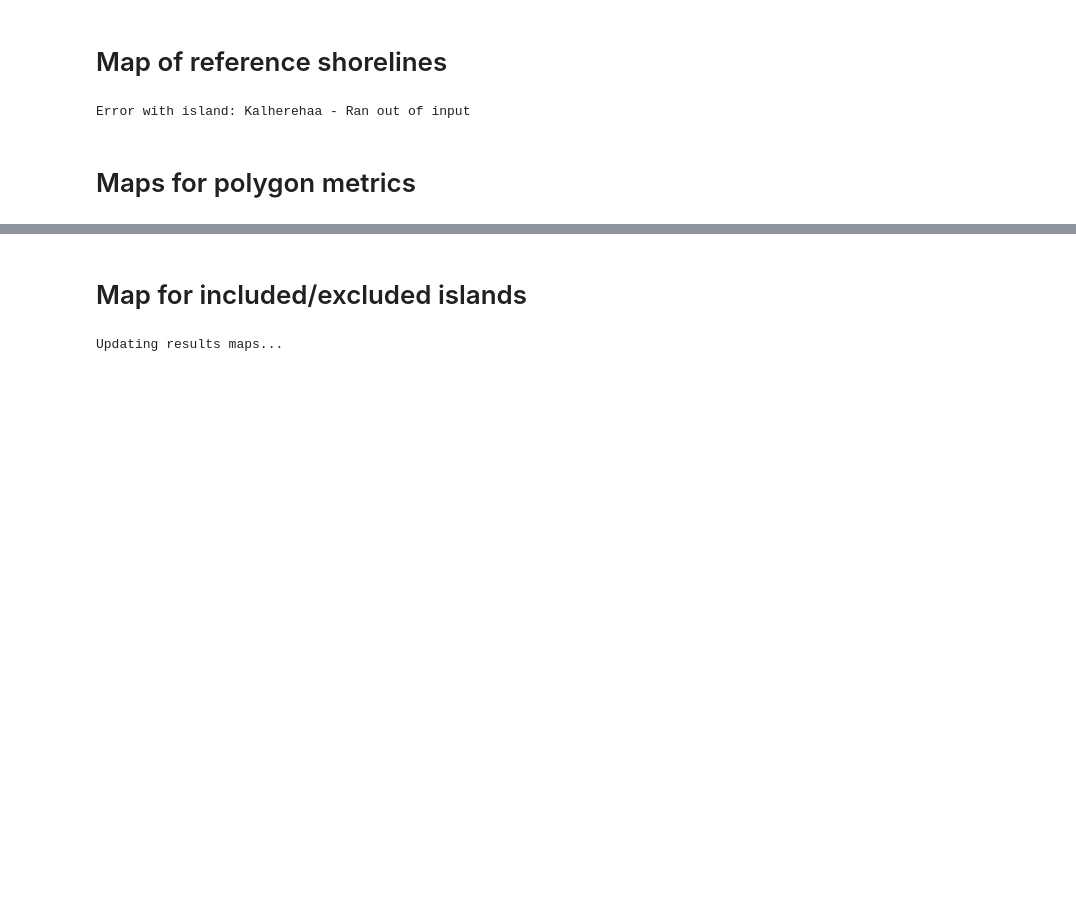
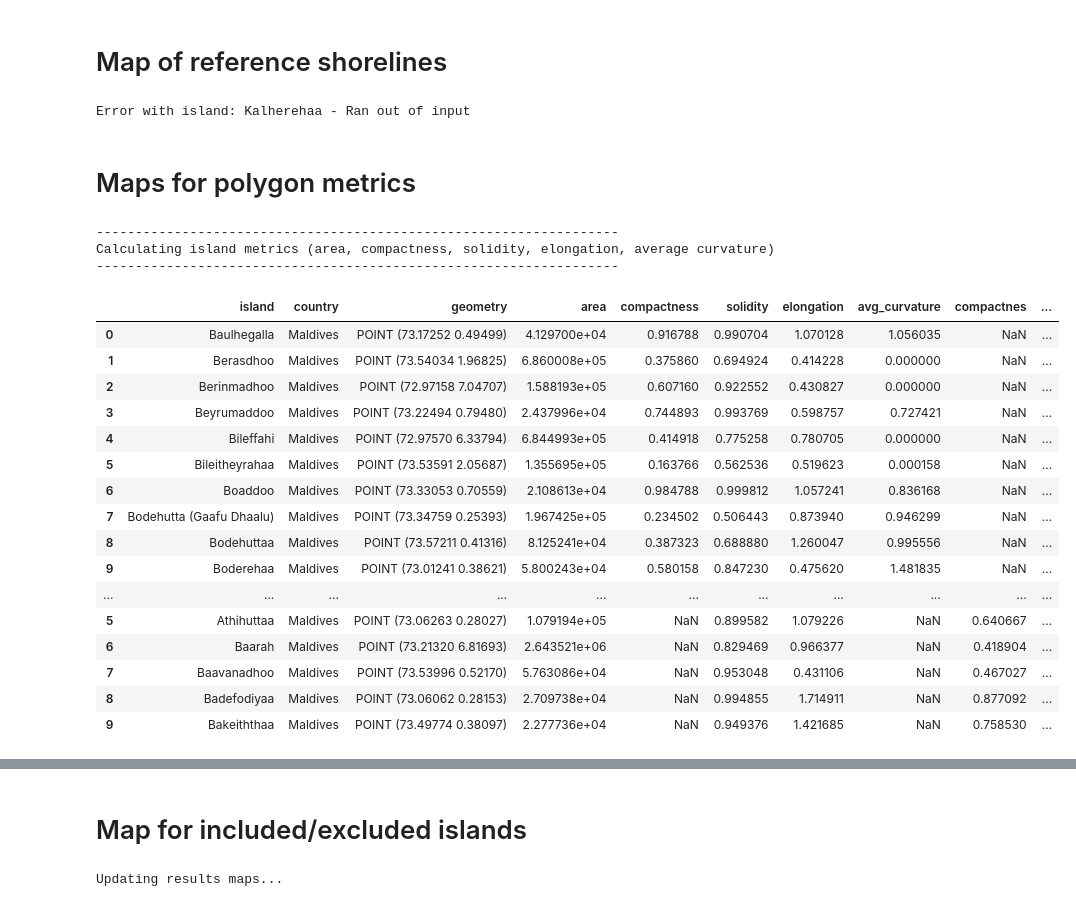
Before and after one commit to human-myriapoda/IslandTime, a Jupyter notebook: yet_another_file_copy.ipynb, the cells around one changed output, grey strips where cells are left out. Drawn from its saved outputs; the diff is of its cells as text; code cells hidden in the pictures; blank space fills up the shorter version.

Commit message:
complete IslandTimeMetrics

```diff
--- a/yet_another_file_copy.ipynb
+++ b/yet_another_file_copy.ipynb
@@ -1692,3 +1697,33 @@ gdf.to_file('shp//islands_reference_shoreline.shp')
 Error with island: Kalherehaa - Ran out of input
 # %% [markdown]
 # Maps for polygon metrics
+# %%
+from IslandTime import Features, retrieve_island_info
+
+ii = Features(gdf_all_islands=True, overwrite=True).main()
+
+# ii = retrieve_island_info('Aakiraahuttaa', 'Maldives', verbose=True)
+# %% [output]
+-------------------------------------------------------------------
+Calculating island metrics (area, compactness, solidity, elongation, average curvature)
+-------------------------------------------------------------------
+# %%
+ii
+# %% [output]
+|  | island | country | geometry | area | compactness | solidity | elongation | avg_curvature | compactnes | ... |
+| 0 | Baulhegalla | Maldives | POINT (73.17252 0.49499) | 4.129700e+04 | 0.916788 | 0.990704 | 1.070128 | 1.056035 | NaN | ... |
+| 1 | Berasdhoo | Maldives | POINT (73.54034 1.96825) | 6.860008e+05 | 0.375860 | 0.694924 | 0.414228 | 0.000000 | NaN | ... |
+| 2 | Berinmadhoo | Maldives | POINT (72.97158 7.04707) | 1.588193e+05 | 0.607160 | 0.922552 | 0.430827 | 0.000000 | NaN | ... |
+| 3 | Beyrumaddoo | Maldives | POINT (73.22494 0.79480) | 2.437996e+04 | 0.744893 | 0.993769 | 0.598757 | 0.727421 | NaN | ... |
+| 4 | Bileffahi | Maldives | POINT (72.97570 6.33794) | 6.844993e+05 | 0.414918 | 0.775258 | 0.780705 | 0.000000 | NaN | ... |
+| 5 | Bileitheyrahaa | Maldives | POINT (73.53591 2.05687) | 1.355695e+05 | 0.163766 | 0.562536 | 0.519623 | 0.000158 | NaN | ... |
+| 6 | Boaddoo | Maldives | POINT (73.33053 0.70559) | 2.108613e+04 | 0.984788 | 0.999812 | 1.057241 | 0.836168 | NaN | ... |
+| 7 | Bodehutta (Gaafu Dhaalu) | Maldives | POINT (73.34759 0.25393) | 1.967425e+05 | 0.234502 | 0.506443 | 0.873940 | 0.946299 | NaN | ... |
+| 8 | Bodehuttaa | Maldives | POINT (73.57211 0.41316) | 8.125241e+04 | 0.387323 | 0.688880 | 1.260047 | 0.995556 | NaN | ... |
+| 9 | Boderehaa | Maldives | POINT (73.01241 0.38621) | 5.800243e+04 | 0.580158 | 0.847230 | 0.475620 | 1.481835 | NaN | ... |
+| ... | ... | ... | ... | ... | ... | ... | ... | ... | ... | ... |
+| 5 | Athihuttaa | Maldives | POINT (73.06263 0.28027) | 1.079194e+05 | NaN | 0.899582 | 1.079226 | NaN | 0.640667 | ... |
+| 6 | Baarah | Maldives | POINT (73.21320 6.81693) | 2.643521e+06 | NaN | 0.829469 | 0.966377 | NaN | 0.418904 | ... |
+| 7 | Baavanadhoo | Maldives | POINT (73.53996 0.52170) | 5.763086e+04 | NaN | 0.953048 | 0.431106 | NaN | 0.467027 | ... |
+| 8 | Badefodiyaa | Maldives | POINT (73.06062 0.28153) | 2.709738e+04 | NaN | 0.994855 | 1.714911 | NaN | 0.877092 | ... |
+| 9 | Bakeiththaa | Maldives | POINT (73.49774 0.38097) | 2.277736e+04 | NaN | 0.949376 | 1.421685 | NaN | 0.758530 | ... |
```
Also changed, not shown: parts of 11 cells of this notebook, 3 other files.
